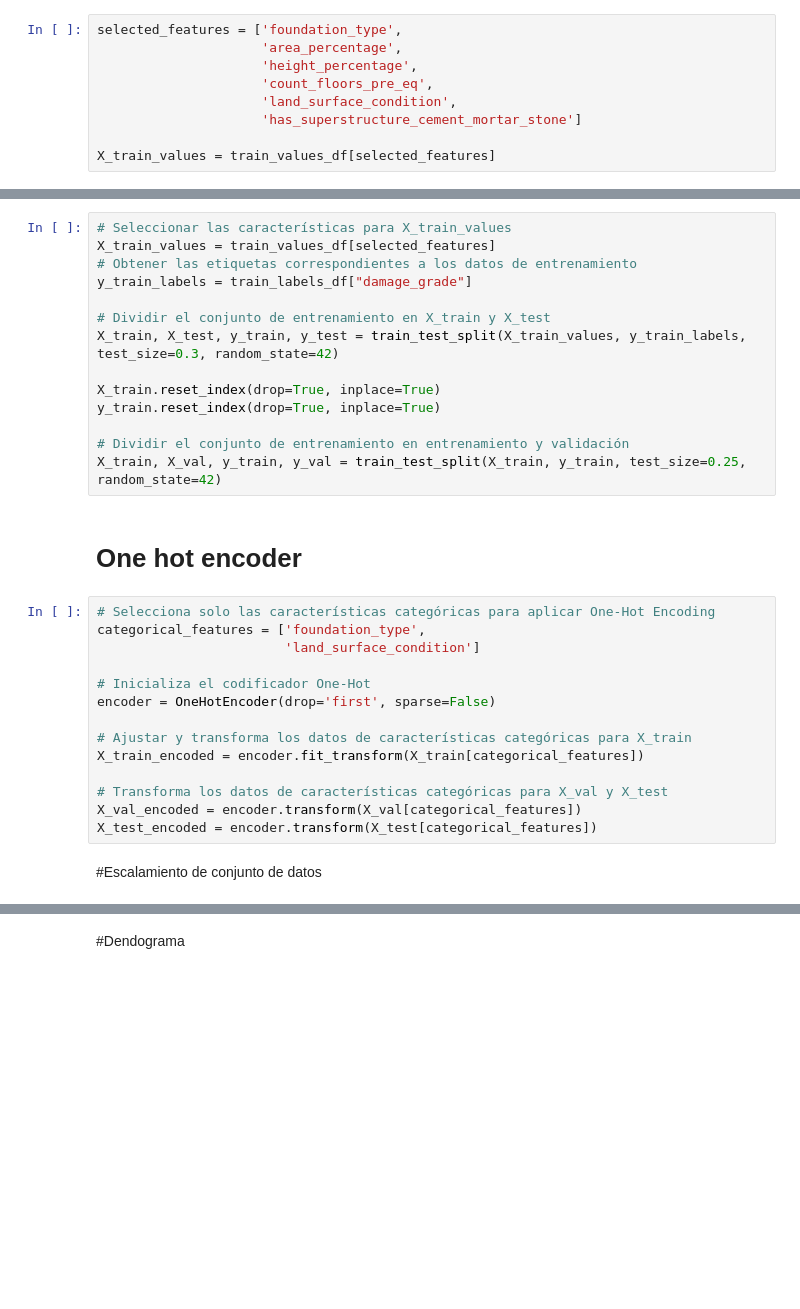
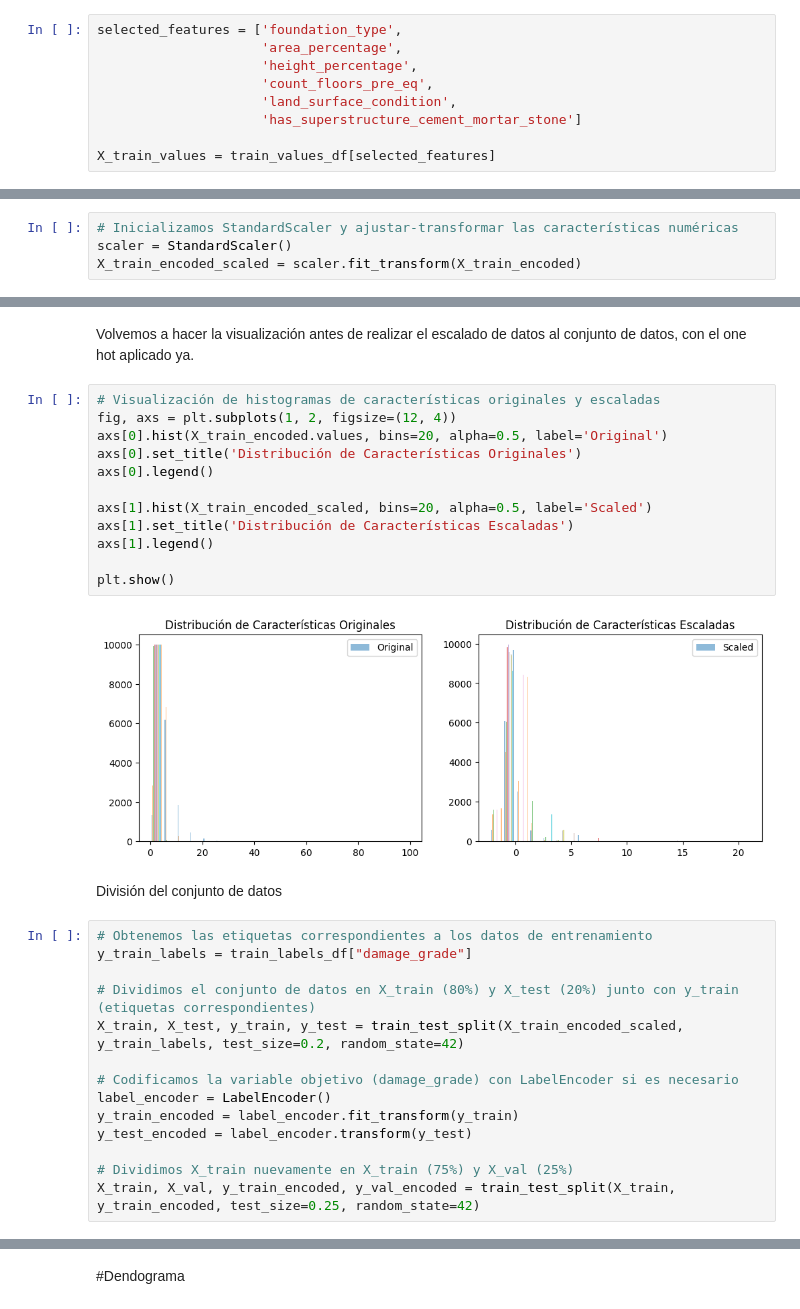
Before and after one commit to JuanArmas/BigDataSNS, a Jupyter notebook: Actividad_3_7_Terremotos_Juan_Armas.ipynb, the cells around one changed output, grey strips where cells are left out. Cells and saved outputs as stored; diff of their text form; blank space fills up the shorter version.

```diff
--- a/Actividad_3_7_Terremotos_Juan_Armas.ipynb
+++ b/Actividad_3_7_Terremotos_Juan_Armas.ipynb
@@ -112,0 +141,4 @@ X_train_values = pd.get_dummies(X_train_values)
+# %%
+# Inicializamos StandardScaler y ajustar-transformar las características numéricas
+scaler = StandardScaler()
+X_train_encoded_scaled = scaler.fit_transform(X_train_encoded)
@@ -113,32 +180,32 @@ X_train_values = pd.get_dummies(X_train_values)
+# %% [markdown]
+Volvemos a hacer la visualización antes de realizar el escalado de datos al conjunto de datos, con el one hot aplicado ya.
+# %%
+# Visualización de histogramas de características originales y escaladas
+fig, axs = plt.subplots(1, 2, figsize=(12, 4))
+axs[0].hist(X_train_encoded.values, bins=20, alpha=0.5, label='Original')
+axs[0].set_title('Distribución de Características Originales')
+axs[0].legend()
+
+axs[1].hist(X_train_encoded_scaled, bins=20, alpha=0.5, label='Scaled')
+axs[1].set_title('Distribución de Características Escaladas')
+axs[1].legend()
+
+plt.show()
+# %% [output]
+[figure, added]
+# %% [markdown]
+División del conjunto de datos
 # %%
-# Seleccionar las características para X_train_values
-X_train_values = train_values_df[selected_features]
-# Obtener las etiquetas correspondientes a los datos de entrenamiento
+# Obtenemos las etiquetas correspondientes a los datos de entrenamiento
 y_train_labels = train_labels_df["damage_grade"]
 
-# Dividir el conjunto de entrenamiento en X_train y X_test
-X_train, X_test, y_train, y_test = train_test_split(X_train_values, y_train_labels, test_size=0.3, random_state=42)
+# Dividimos el conjunto de datos en X_train (80%) y X_test (20%) junto con y_train (etiquetas correspondientes)
+X_train, X_test, y_train, y_test = train_test_split(X_train_encoded_scaled, y_train_labels, test_size=0.2, random_state=42)
 
-X_train.reset_index(drop=True, inplace=True)
-y_train.reset_index(drop=True, inplace=True)
+# Codificamos la variable objetivo (damage_grade) con LabelEncoder si es necesario
+label_encoder = LabelEncoder()
+y_train_encoded = label_encoder.fit_transform(y_train)
+y_test_encoded = label_encoder.transform(y_test)
 
-# Dividir el conjunto de entrenamiento en entrenamiento y validación
-X_train, X_val, y_train, y_val = train_test_split(X_train, y_train, test_size=0.25, random_state=42)
+# Dividimos X_train nuevamente en X_train (75%) y X_val (25%)
+X_train, X_val, y_train_encoded, y_val_encoded = train_test_split(X_train, y_train_encoded, test_size=0.25, random_state=42)
-# %% [markdown]
-# One hot encoder
-# %%
-# Selecciona solo las características categóricas para aplicar One-Hot Encoding
-categorical_features = ['foundation_type',
-                        'land_surface_condition']
-
-# Inicializa el codificador One-Hot
-encoder = OneHotEncoder(drop='first', sparse=False)
-
-# Ajustar y transforma los datos de características categóricas para X_train
-X_train_encoded = encoder.fit_transform(X_train[categorical_features])
-
-# Transforma los datos de características categóricas para X_val y X_test
-X_val_encoded = encoder.transform(X_val[categorical_features])
-X_test_encoded = encoder.transform(X_test[categorical_features])
-# %% [markdown]
-#Escalamiento de conjunto de datos
```
Also changed, not shown: parts of 69 cells of this notebook.
